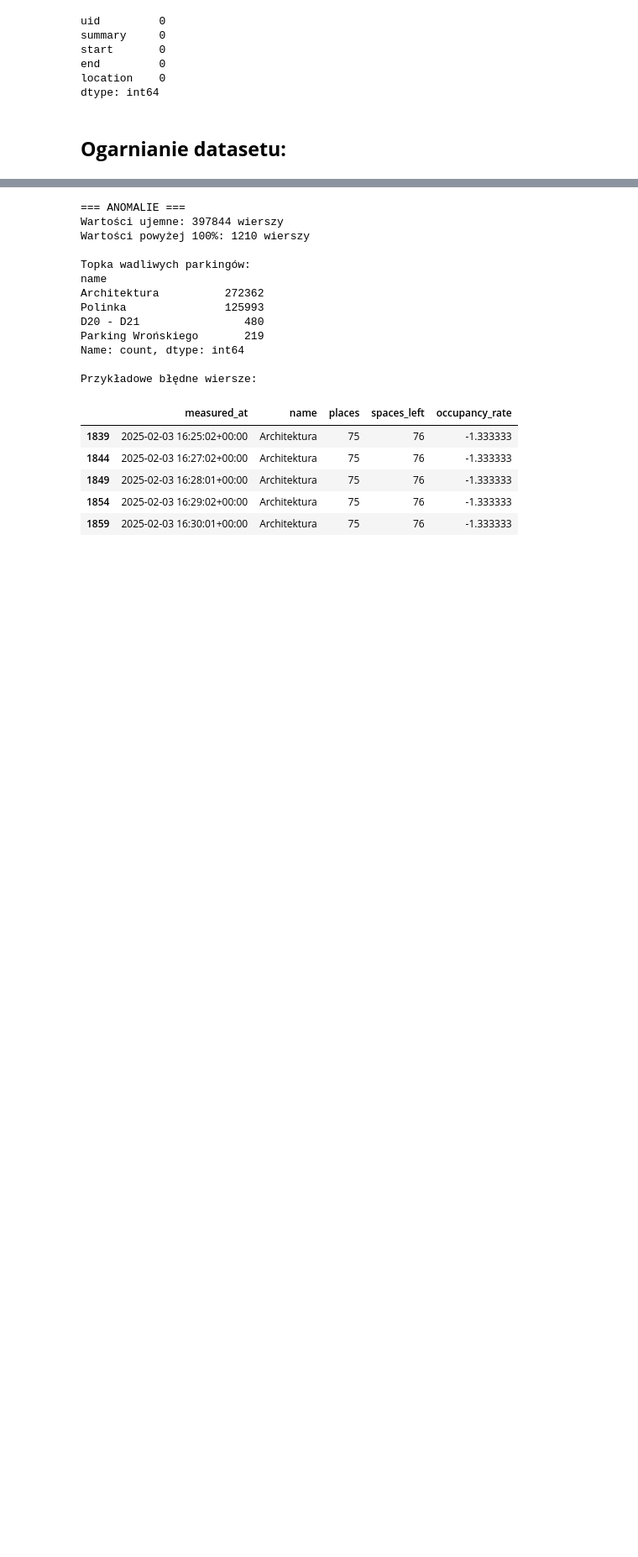
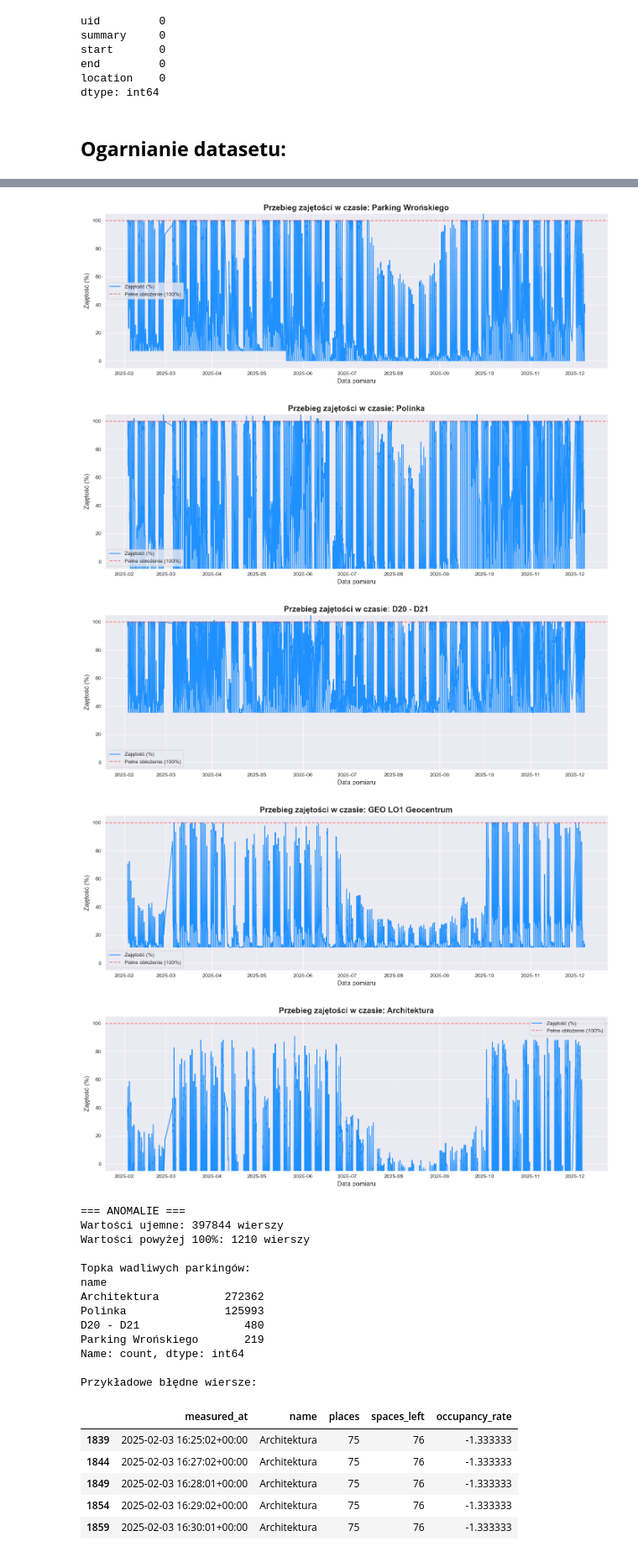
Before and after one commit to Solvro/ml-parking-forecasting, a Jupyter notebook: notebooks/eda/wiktor_eda.ipynb, the cells around one changed output, grey strips where cells are left out. Shown at 84% size. Saved outputs shown, nothing was run; the diff lists cells and outputs as text; code cells hidden in the pictures; blank space fills up the shorter version.

```diff
--- a/notebooks/eda/wiktor_eda.ipynb
+++ b/notebooks/eda/wiktor_eda.ipynb
@@ -186,6 +186,40 @@ df_full.head()
 | 2 | 3 | 5 | 0 | 0 | 2025-02-03 07:51:01+00:00 | 5 | D20 - D21 | 76 | 100.000000 |
 | 3 | 4 | 6 | 169 | -2 | 2025-02-03 07:51:01+00:00 | 6 | GEO LO1 Geocentrum | 301 | 43.853821 |
 | 4 | 5 | 7 | 57 | -1 | 2025-02-03 07:51:01+00:00 | 7 | Architektura | 75 | 24.000000 |
+# %%
+# Ustawienia estetyczne
+sns.set_style("darkgrid")
+
+# Pobieram unikalne nazwy parkingów z kolumny 'name'
+parking_names = df_full['name'].unique()
+
+# Pętla generująca wykresy
+for parking in parking_names:
+    df_temp = df_full[df_full['name'] == parking].copy()
+
+    df_temp = df_temp.sort_values('measured_at')
+
+    plt.figure(figsize=(14, 5))
+
+    plt.plot(df_temp['measured_at'], df_temp['occupancy_rate'], label='Zajętość (%)', color='dodgerblue', linewidth=1.5)
+
+    plt.title(f'Przebieg zajętości w czasie: {parking}', fontsize=15, fontweight='bold')
+    plt.xlabel('Data pomiaru', fontsize=12)
+    plt.ylabel('Zajętość (%)', fontsize=12)
+
+    plt.ylim(-5, 105)
+
+    plt.axhline(100, color='red', linestyle='--', alpha=0.5, label='Pełne obłożenie (100%)')
+
+    plt.legend()
+    plt.tight_layout()
+    plt.show()
+# %% [output]
+[figure, added]
+[figure, added]
+[figure, added]
+[figure, added]
+[figure, added]
 # %%
 # Sprawdzam jeszcze czy teraz w złączonej tabelce nie ma anomalii i czy nie pojawia się ujemne occupancy rate:
 
```
Also changed, not shown: parts of 13 cells of this notebook.
